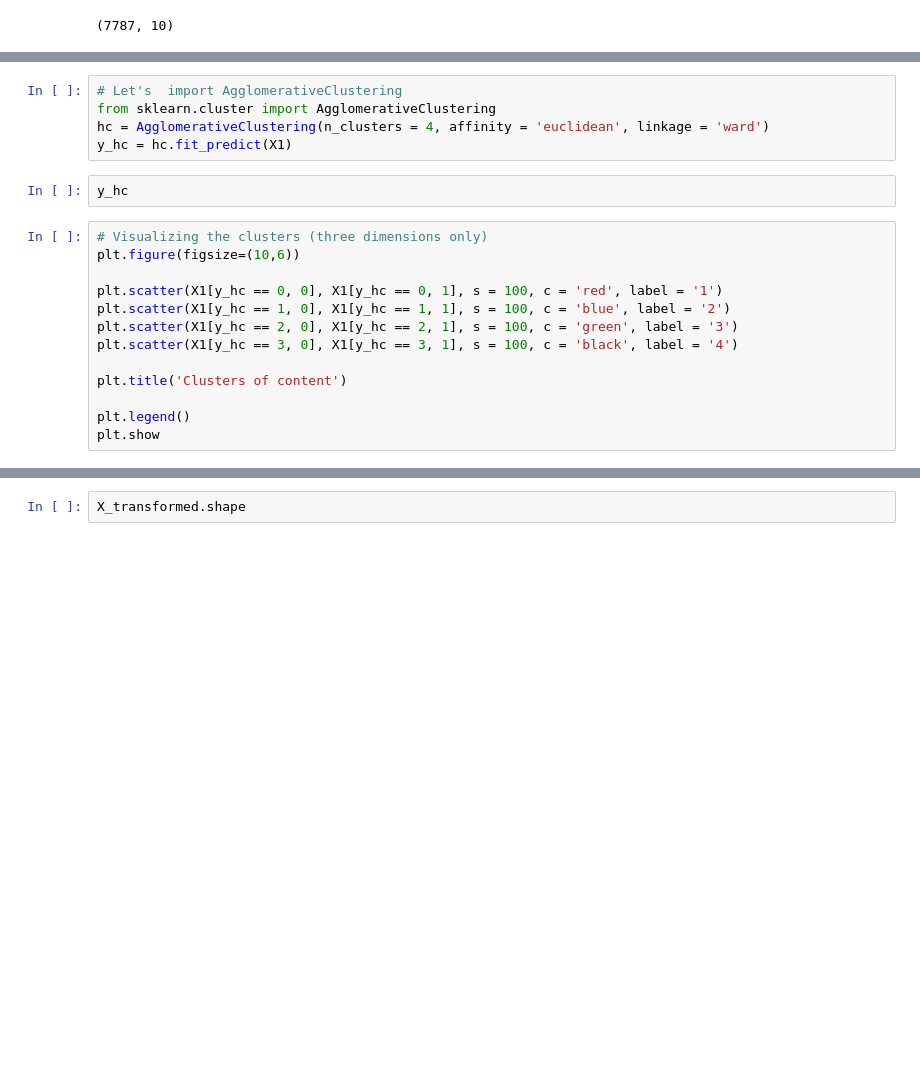
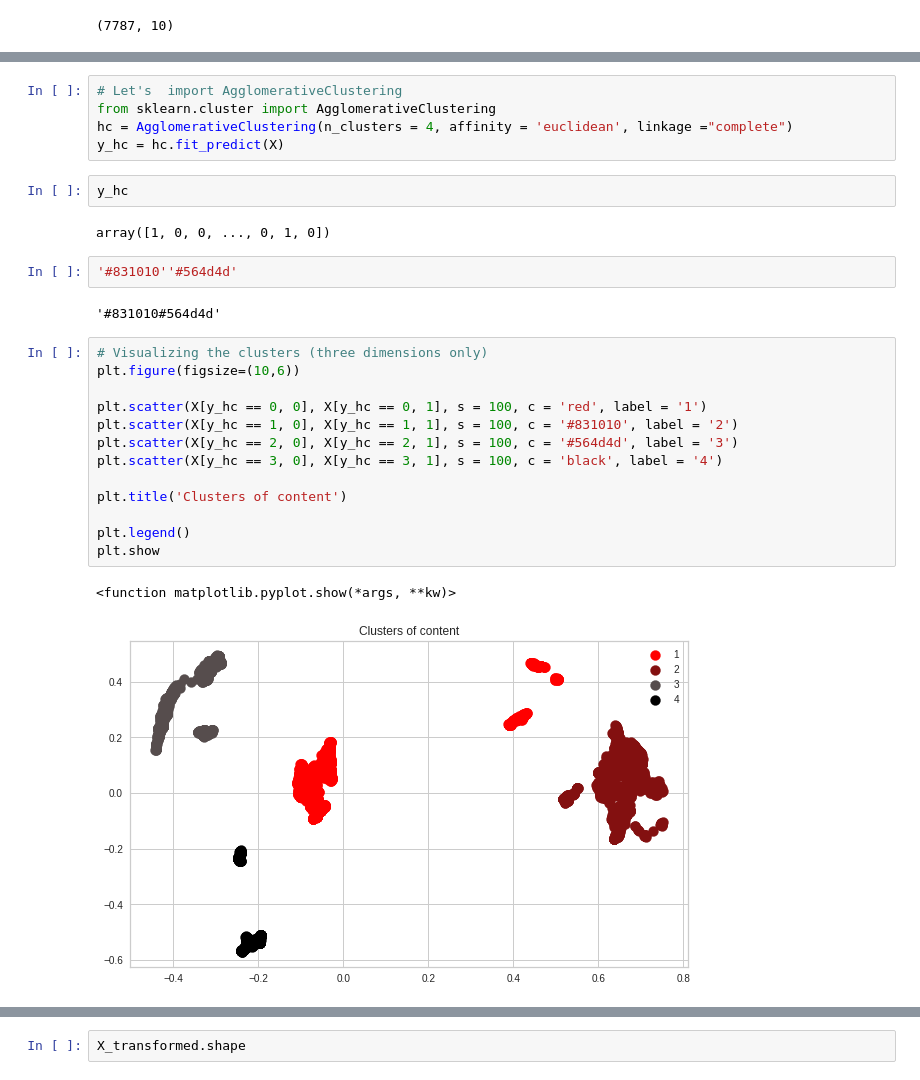
Before and after one commit to rubeshajith/NETFLIX-MOVIES-AND-TV-SHOWS-CLUSTERING, a Jupyter notebook: NETFLIX_MOVIES_AND_TV_SHOWS_CLUSTERING.ipynb, the cells around one changed output, grey strips where cells are left out. Drawn from its saved outputs; the diff is of its cells as text; blank space fills up the shorter version.

```diff
--- a/NETFLIX_MOVIES_AND_TV_SHOWS_CLUSTERING.ipynb
+++ b/NETFLIX_MOVIES_AND_TV_SHOWS_CLUSTERING.ipynb
@@ -1927,23 +1945,32 @@ plt.show() # find largest vertical distance we can make without crossing any oth
 # %%
 # Let's  import AgglomerativeClustering
 from sklearn.cluster import AgglomerativeClustering
-hc = AgglomerativeClustering(n_clusters = 4, affinity = 'euclidean', linkage = 'ward')
-y_hc = hc.fit_predict(X1)
+hc = AgglomerativeClustering(n_clusters = 4, affinity = 'euclidean', linkage ="complete")
+y_hc = hc.fit_predict(X)
 # %%
 y_hc
+# %% [output]
+array([1, 0, 0, ..., 0, 1, 0])
+# %%
+'#831010''#564d4d'
+# %% [output]
+'#831010#564d4d'
 # %%
 # Visualizing the clusters (three dimensions only)
 plt.figure(figsize=(10,6))
 
-plt.scatter(X1[y_hc == 0, 0], X1[y_hc == 0, 1], s = 100, c = 'red', label = '1')
-plt.scatter(X1[y_hc == 1, 0], X1[y_hc == 1, 1], s = 100, c = 'blue', label = '2')
-plt.scatter(X1[y_hc == 2, 0], X1[y_hc == 2, 1], s = 100, c = 'green', label = '3')
-plt.scatter(X1[y_hc == 3, 0], X1[y_hc == 3, 1], s = 100, c = 'black', label = '4')
+plt.scatter(X[y_hc == 0, 0], X[y_hc == 0, 1], s = 100, c = 'red', label = '1')
+plt.scatter(X[y_hc == 1, 0], X[y_hc == 1, 1], s = 100, c = '#831010', label = '2')
+plt.scatter(X[y_hc == 2, 0], X[y_hc == 2, 1], s = 100, c = '#564d4d', label = '3')
+plt.scatter(X[y_hc == 3, 0], X[y_hc == 3, 1], s = 100, c = 'black', label = '4')
 
 plt.title('Clusters of content')
 
 plt.legend()
 plt.show
+# %% [output]
+<function matplotlib.pyplot.show(*args, **kw)>
+[figure, added]
 # %%
 from sklearn.cluster import KMeans
 
```
Also changed, not shown: parts of 24 cells of this notebook.
